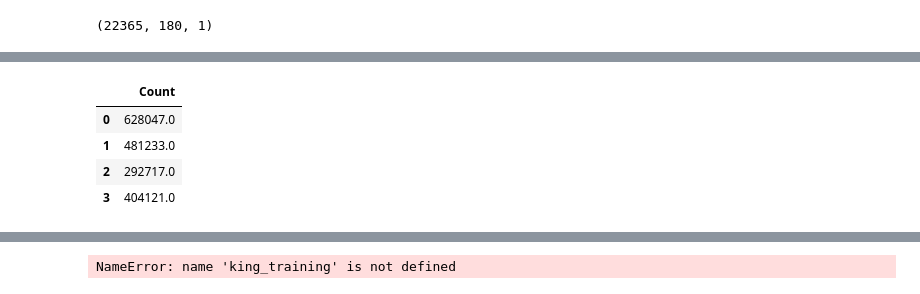
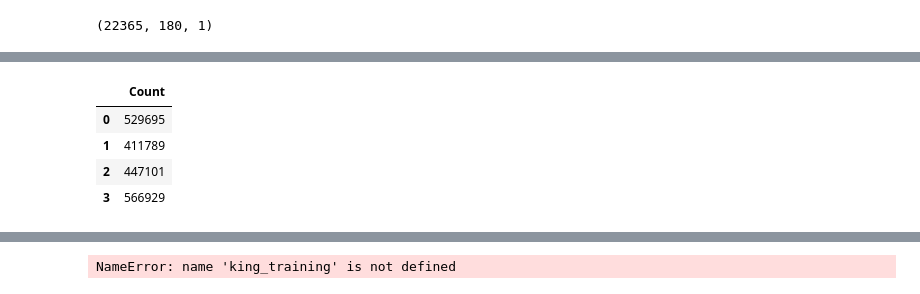
Before and after one commit to Abdul-Omira/SalmonNet, a Jupyter notebook: main.ipynb, the cells around one changed output, grey strips where cells are left out. Drawn from its saved outputs; the diff is of its cells as text; code cells hidden in the pictures.

```diff
--- a/main.ipynb
+++ b/main.ipynb
@@ -170,7 +177,7 @@ def create_GRU_model(x_train, y_train, x_test, y_test, scaler):
     # Compiling the RNN
     regressorGRU.compile(optimizer = 'adam',loss = 'mean_squared_error')
     # Fitting to the training set
-    history = regressorGRU.fit(x_train, y_train, epochs=10, batch_size=150)
+    history = regressorGRU.fit(x_train, y_train, epochs=1, batch_size=150)
 
     # Predictions
     GRU_train_predict = regressorGRU.predict(x_train)
@@ -276,21 +268,20 @@ dict_keys(['loss'])
 # %%
 def day_to_year(day_preds):
+    day_preds = day_preds[183:]
     year_preds = []
     for i in range(365, len(day_preds), 365):
         salmon_count = np.sum(day_preds[i - 365:i])
         year_preds.append(salmon_count)
-
     year_preds = pd.DataFrame(year_preds, columns = ["Count"])
     return year_preds
 # %%
 GRU_test_year = day_to_year(GRU_test_day)
 y_test_year = day_to_year(y_test)
-y_test_year
-#GRU_test_year.shape
+GRU_test_year
 # %% [output]
 |  | Count |
-| 0 | 628047.0 |
-| 1 | 481233.0 |
-| 2 | 292717.0 |
-| 3 | 404121.0 |
+| 0 | 529695 |
+| 1 | 411789 |
+| 2 | 447101 |
+| 3 | 566929 |
 # %%
```
Also changed, not shown: parts of 10 cells of this notebook.
